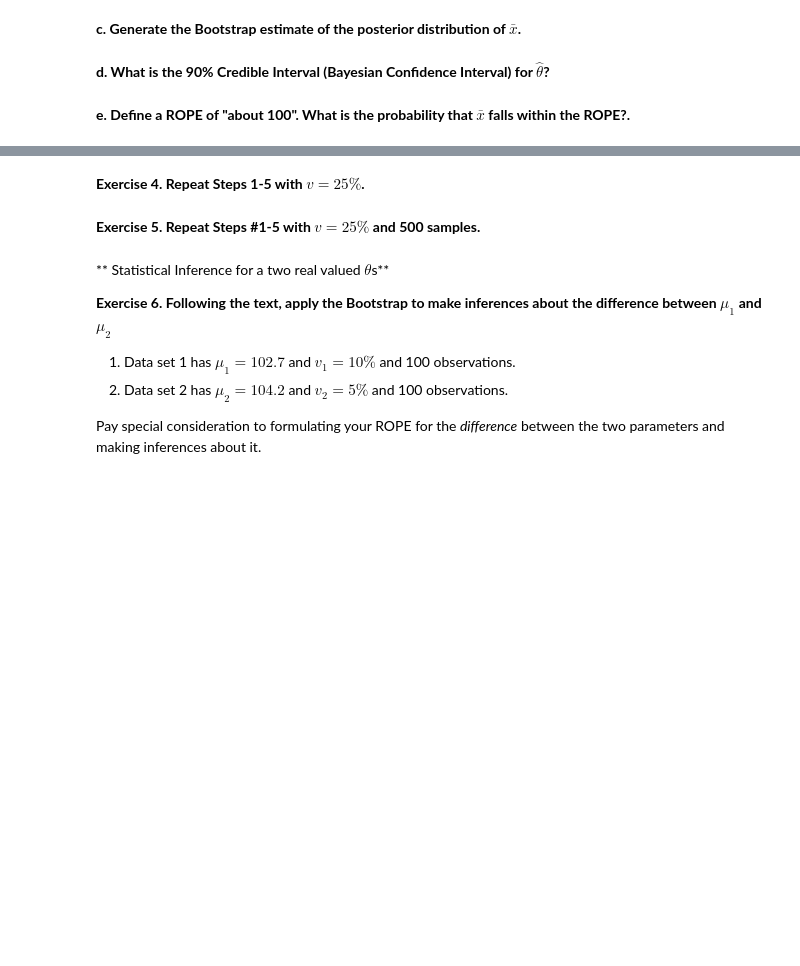
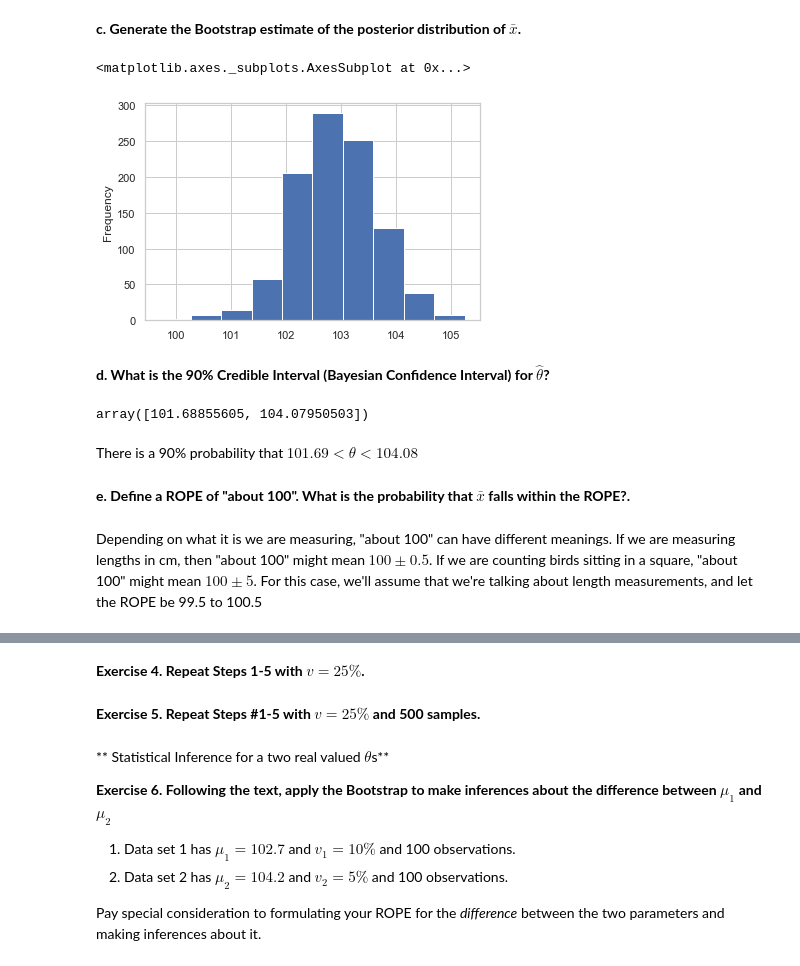
Before and after one commit to natemcintosh/en_685_648_data_science, a Jupyter notebook: 7_module/lab/nmcinto2.ipynb, the cells around one changed output, grey strips where cells are left out. Drawn from its saved outputs; the diff is of its cells as text; code cells hidden in the pictures; blank space fills up the shorter version.

```diff
--- a/7_module/lab/nmcinto2.ipynb
+++ b/7_module/lab/nmcinto2.ipynb
@@ -288,2 +308,8 @@ np.random.seed([2386431651])
+# %%
+np.random.seed([2386431651])
+
+μ = 102.7
+v = 0.05
+norm_sample = np.random.normal(loc=μ, scale = v*μ, size = (50,))
 # %% [markdown]
 **b. What is $\bar{x}$?**
@@ -290,6 +322,21 @@ np.random.seed([2386431651])
 # %% [markdown]
 **c. Generate the Bootstrap estimate of the posterior distribution of $\bar{x}$.**
+# %%
+posterior = bootstrap_sample(norm_sample, f = np.mean, n = 1_000)
+# %%
+pd.Series(posterior).plot.hist()
+# %% [output]
+<matplotlib.axes._subplots.AxesSubplot at 0x...>
+[figure, added]
 # %% [markdown]
 **d. What is the 90% Credible Interval (Bayesian Confidence Interval) for $\hat{\theta}$?**
+# %%
+stats.mstats.mquantiles(posterior, prob=[0.05, 0.95])
+# %% [output]
+array([101.68855605, 104.07950503])
+# %% [markdown]
+There is a 90% probability that $101.69 < \theta < 104.08$
 # %% [markdown]
 **e. Define a ROPE of "about 100". What is the probability that $\bar{x}$ falls within the ROPE?.**
+# %% [markdown]
+Depending on what it is we are measuring, "about 100" can have different meanings. If we are measuring lengths in cm, then "about 100" might mean $100 \pm 0.5$. If we are counting birds sitting in a square, "about 100" might mean $100 \pm 5$. For this case, we'll assume that we're talking about length measurements, and let the ROPE be 99.5 to 100.5
```
Also changed, not shown: parts of 16 cells of this notebook, 3 other files.
